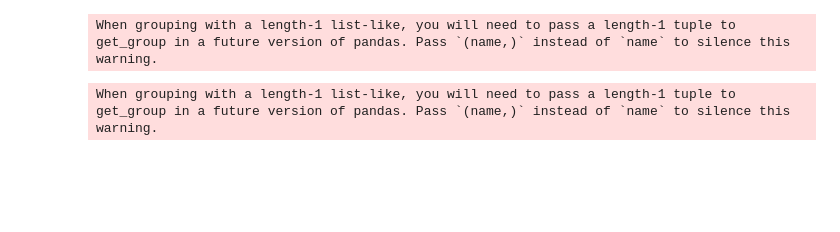
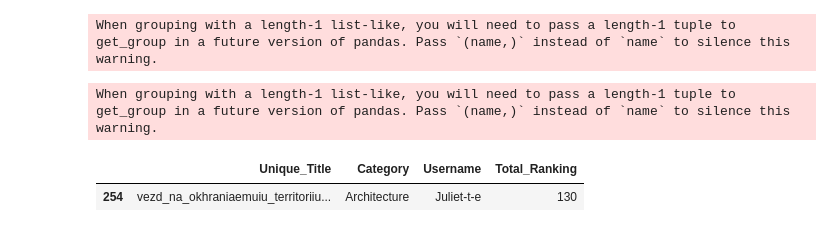
Before and after one commit to mi-alex/3ddd_Project, a Jupyter notebook: 3ddd_analysis.ipynb, the cells around one changed output. Saved outputs shown, nothing was run; the diff lists cells and outputs as text; code cells hidden in the pictures; blank space fills up the shorter version.

Commit message:
Daily data update

```diff
--- a/3ddd_analysis.ipynb
+++ b/3ddd_analysis.ipynb
@@ -81,0 +88,5 @@ When grouping with a length-1 list-like, you will need to pass a length-1 tuple
+# %%
+display(data_unique_gr[data_unique_gr['Username']=='Juliet-t-e'])
+# %% [output]
+|  | Unique_Title | Category | Username | Total_Ranking |
+| 254 | vezd_na_okhraniaemuiu_territoriiu... | Architecture | Juliet-t-e | 130 |
```
Also changed, not shown: parts of 3 cells of this notebook, 3 other files.
